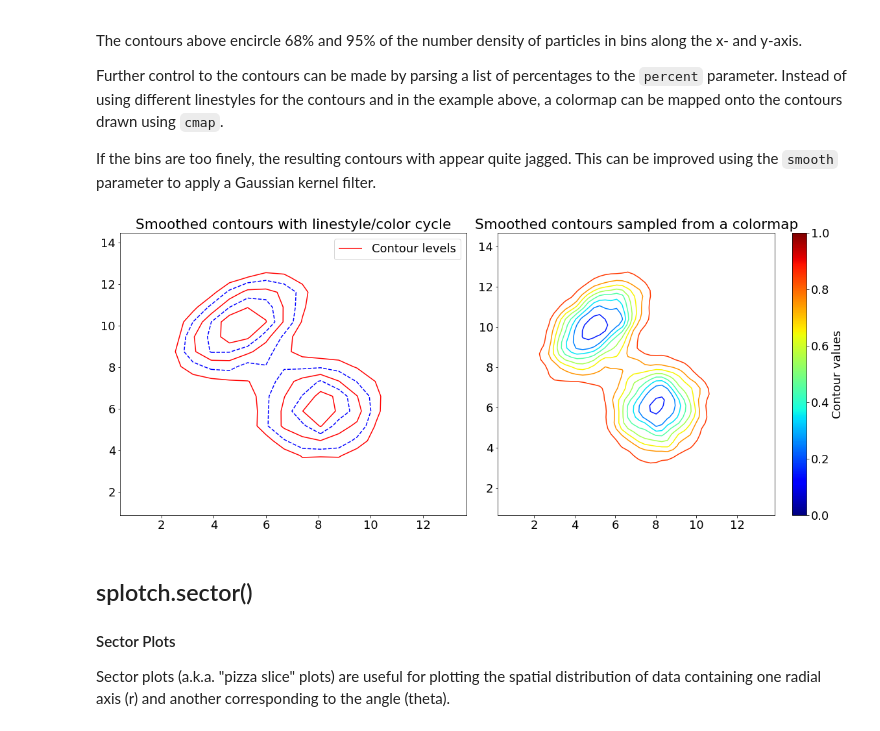
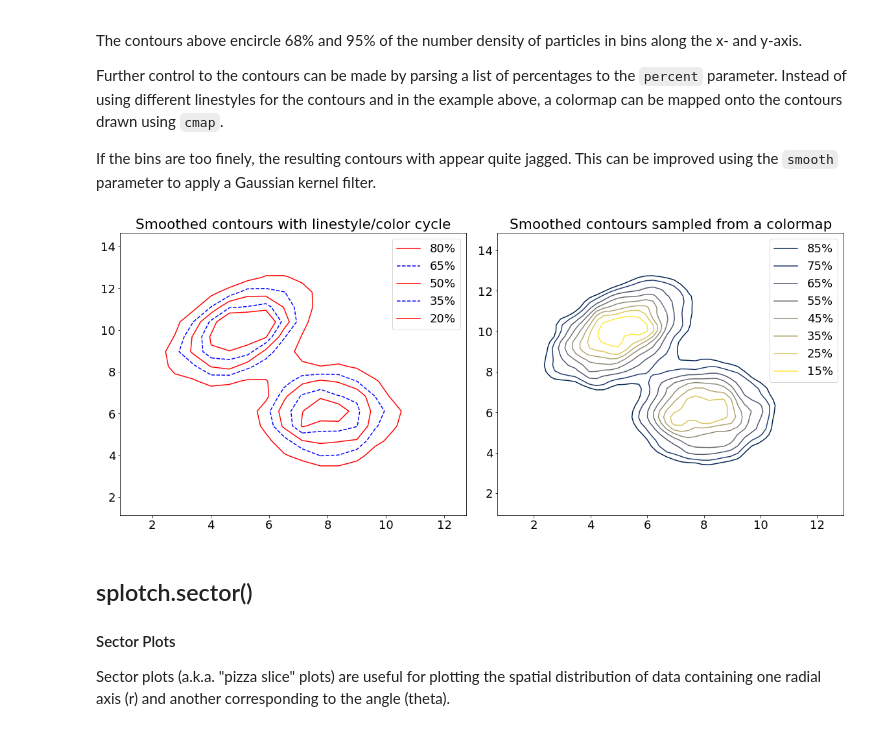
Before and after one commit to MBravoS/splotch, a Jupyter notebook: docs/Examples.ipynb, the cells around one changed output. Cells and saved outputs as stored; diff of their text form; code cells hidden in the pictures.

```diff
--- a/docs/Examples.ipynb
+++ b/docs/Examples.ipynb
@@ -222,16 +218,15 @@ If the bins are too finely, the resulting contours with appear quite jagged. Thi
 # %%
 fig, axes = splt.subplots(naxes=2,figsize=(20,8))
 
-splt.contourp(xvals,yvals,bins=[20,20],percent=np.arange(20,95,step=15),
-              labels="Contour levels",smooth=0.4,ls=['-','--'],color=['red','blue'],ax=axes[0],
+splt.contourp(xvals,yvals,bins=[20,20],percent=np.arange(20,95,step=15),smooth=0.4,ax=axes[0],
+              linestyles=['-','--','-','--','-'],colors=['red','blue','red','blue','red'],
               title="Smoothed contours with linestyle/color cycle")
 
-splt.contourp(xvals,yvals,bins=[50,50],percent=np.arange(15,95,step=10),
-              smooth=1.0,ls='-',cmap='jet',ax=axes[1],clabel='Contour values',
-              title="Smoothed contours sampled from a colormap")
+splt.contourp(xvals,yvals,bins=[50,50],percent=np.arange(15,95,step=10),smooth=1.0,linestyles='-',
+              cmap='cividis',ax=axes[1],title="Smoothed contours sampled from a colormap")
 plt.show()
 # %% [output]
-[figure, old version]
+[figure, new version]
 # %% [markdown]
 ## splotch.sector()
 #### Sector Plots
```
Also changed, not shown: parts of 23 cells of this notebook, 7 other files.
